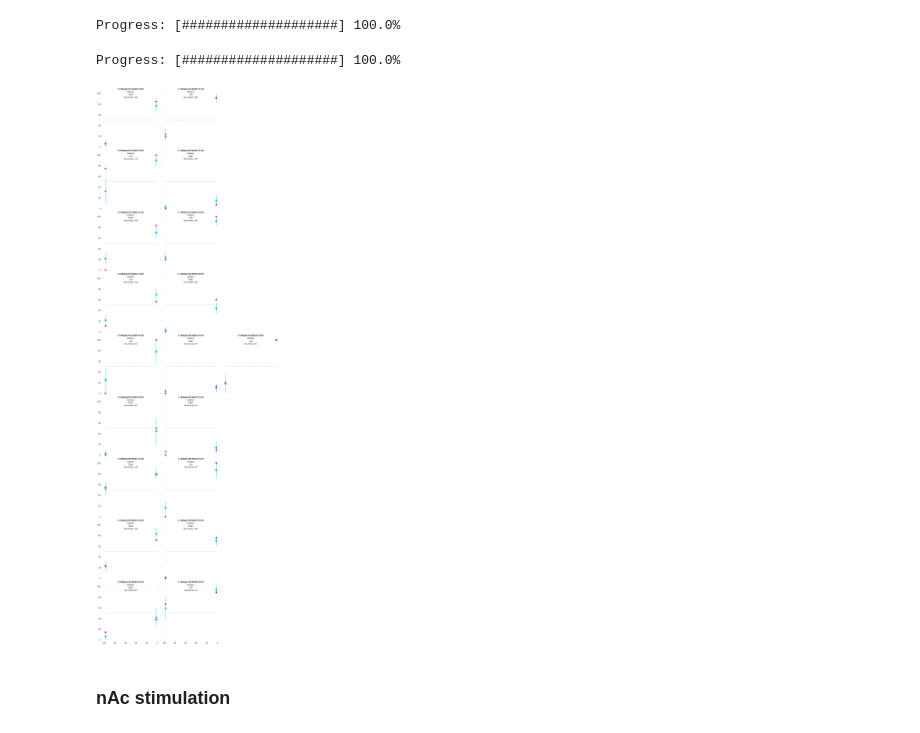
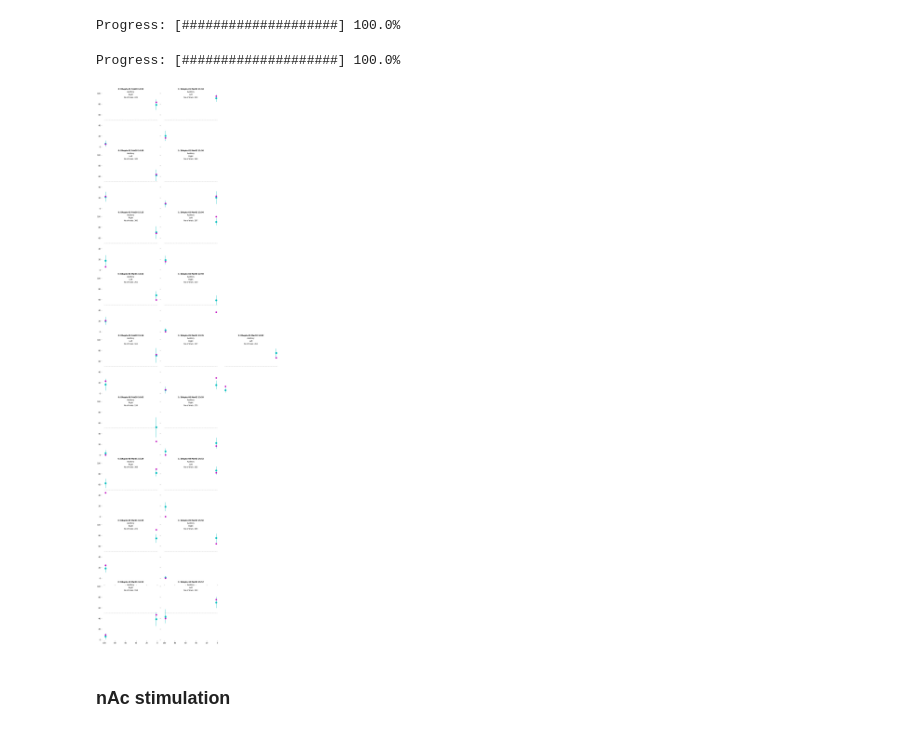
Before and after one commit to HernandoMV/BehaviouralAnalysis, a Jupyter notebook: Dopamine_optostimulation.ipynb, the cells around one changed output. Drawn from its saved outputs; the diff is of its cells as text; code cells hidden in the pictures.

```diff
--- a/Dopamine_optostimulation.ipynb
+++ b/Dopamine_optostimulation.ipynb
@@ -1917,4 +1898,4 @@ pulledData = pulledData[pulledData.SessionTime.isin(selected_dates)]
 # the in which the stimulation happened in the trial before.
 # That way I can make use of the functions available for analysis
 
-pulledData.OptoStim = np.insert(np.array(pulledData['OptoStim'][:-1]), 0, np.nan)
+# pulledData.OptoStim = np.insert(np.array(pulledData['OptoStim'][:-1]), 0, np.nan)
@@ -1921,6 +1904,6 @@ pulledData.OptoStim = np.insert(np.array(pulledData['OptoStim'][:-1]), 0, np.nan
 # %%
 # Select only those trials where the previous trial is a success
-pulledData = pulledData[pulledData.PrevTrialSuccess == 1]
+# pulledData = pulledData[pulledData.PrevTrialSuccess == 1]
 # %%
 # Select only those trials where the previous trial is contralateral to the fiber
 # 1 is left poke
@@ -2046,31 +2029,31 @@ for sc, session in enumerate(pd.unique(random_opto_df['SessionID'])):
     random_opto_df.at[session_idx, 'AnimalID'] = mouse_name
 #     random_opto_df.at[session_idx,'Genotype'] = mouse_name.split('-')[0]
 # %%
-pulledData['PreviousOpto'] = np.nan
+# pulledData['PreviousOpto'] = np.nan
 
-for session_id in pulledData.SessionID.unique():
+# for session_id in pulledData.SessionID.unique():
 
-    idxs = list(pulledData[pulledData.SessionID == session_id].index)
-    trial_indexes = pulledData[pulledData.SessionID == session_id].TrialIndex
+#     idxs = list(pulledData[pulledData.SessionID == session_id].index)
+#     trial_indexes = pulledData[pulledData.SessionID == session_id].TrialIndex
 
-    for idx in idxs:
-        index_of_trial = pulledData.loc[idx].TrialIndex
-        index_of_previous_trial = index_of_trial - 1
-        idx_prev_list = trial_indexes == index_of_previous_trial
-        if(any(idx_prev_list)):
-            idx_prev = idx_prev_list[idx_prev_list].index.item()
-            opto_prev = pulledData.loc[idx_prev].OptoStim
-        else:
-            opto_prev = np.nan
+#     for idx in idxs:
+#         index_of_trial = pulledData.loc[idx].TrialIndex
+#         index_of_previous_trial = index_of_trial - 1
+#         idx_prev_list = trial_indexes == index_of_previous_trial
+#         if(any(idx_prev_list)):
+#             idx_prev = idx_prev_list[idx_prev_list].index.item()
+#             opto_prev = pulledData.loc[idx_prev].OptoStim
+#         else:
+#             opto_prev = np.nan
 
-        pulledData.at[idx, 'PreviousOpto'] = opto_prev
+#         pulledData.at[idx, 'PreviousOpto'] = opto_prev
 # %%
 # Plot the data with the error bars for the random sampling
 
 # CondList = [(pulledData['PreviousOpto']==0),
 #             (pulledData['PreviousOpto']==1)]
 ColorList = ['c', 'm']
-LabelList = ['Previous Normal', 'Previous Opto']
+LabelList = ['Normal', 'Opto']
 
 n_cols = pulledData.groupby('AnimalID')['SessionID'].nunique().max()
 # n_cols = 2
@@ -2121,34 +2104,34 @@ for an_counter, animal in enumerate(pd.unique(pulledData['AnimalID'])):
         #ax.legend(bbox_to_anchor=(1.05, 1), loc=0, borderaxespad=0.)
         ax.tick_params(which='both', top='off', bottom='on', left='on', right='off',
                        labelleft='on', labelbottom='on')
         # get rid of the frame
         for spine in ax.spines.values():
             spine.set_visible(False)
 
         plt.tight_layout()
 
         ax.invert_xaxis()
 
 #         ax.get_legend().remove()
         ax.text(.5,1.05, str(counter) + ': ' + (session), \
                           horizontalalignment='center', fontweight='bold', transform=ax.transAxes)
 
         ax.text(.5,1, animal_df[(animal_df['SessionID'] == session)].Protocol.unique()[0] , \
                           horizontalalignment='center', transform=ax.transAxes)
         ax.text(.5,.95, animal_df[(animal_df['SessionID'] == session)].Stimulation.unique()[0] , \
                           horizontalalignment='center', transform=ax.transAxes)
         ax.text(.5,.9, 'No of trials: ' + str(len(animal_df[(animal_df['SessionID'] == session)])) , \
                           horizontalalignment='center', transform=ax.transAxes)
 
     update_progress(an_counter / len(pd.unique(pulledData['AnimalID'])))
 
 update_progress(1)
 plt.savefig(outputDir + output_directory_name + '_difficulty_significance_for_individual_opto_sessions_previous_tStr.pdf', transparent=True, bbox_inches='tight')
 
 plt.show(fig)
 # %% [output]
 Progress: [####################] 100.0%
-[figure, old version]
+[figure, new version]
 # %% [markdown]
 ### nAc stimulation
 # %%
```
Also changed, not shown: parts of 3 cells of this notebook, 1 other file.
